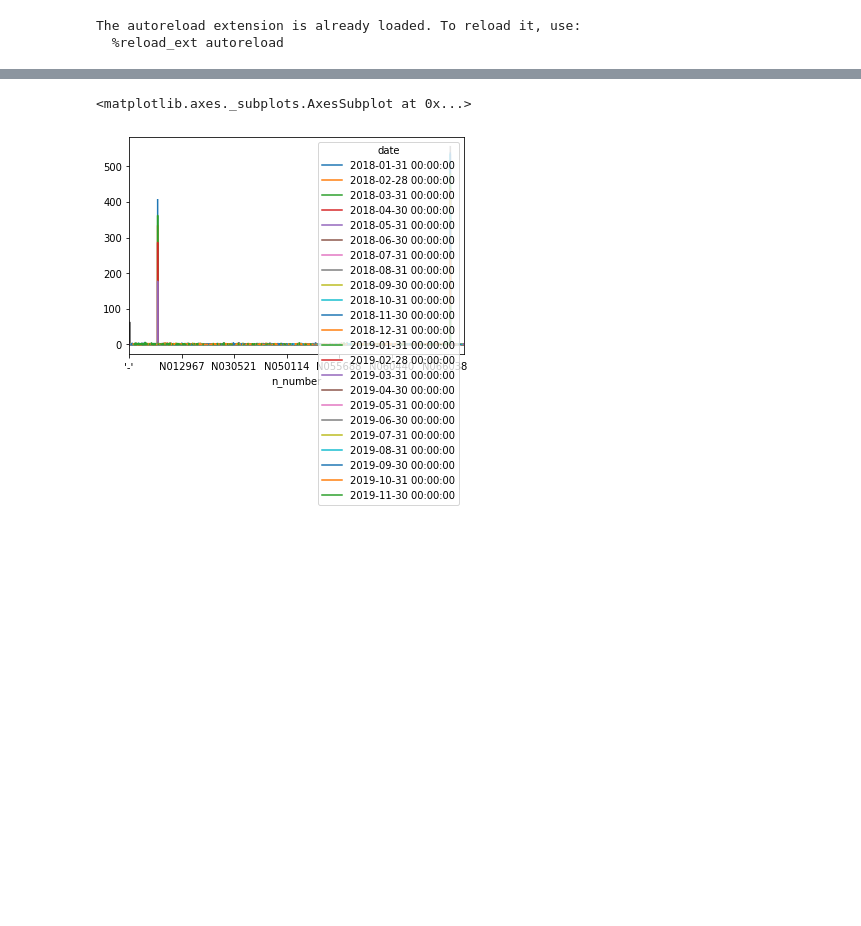
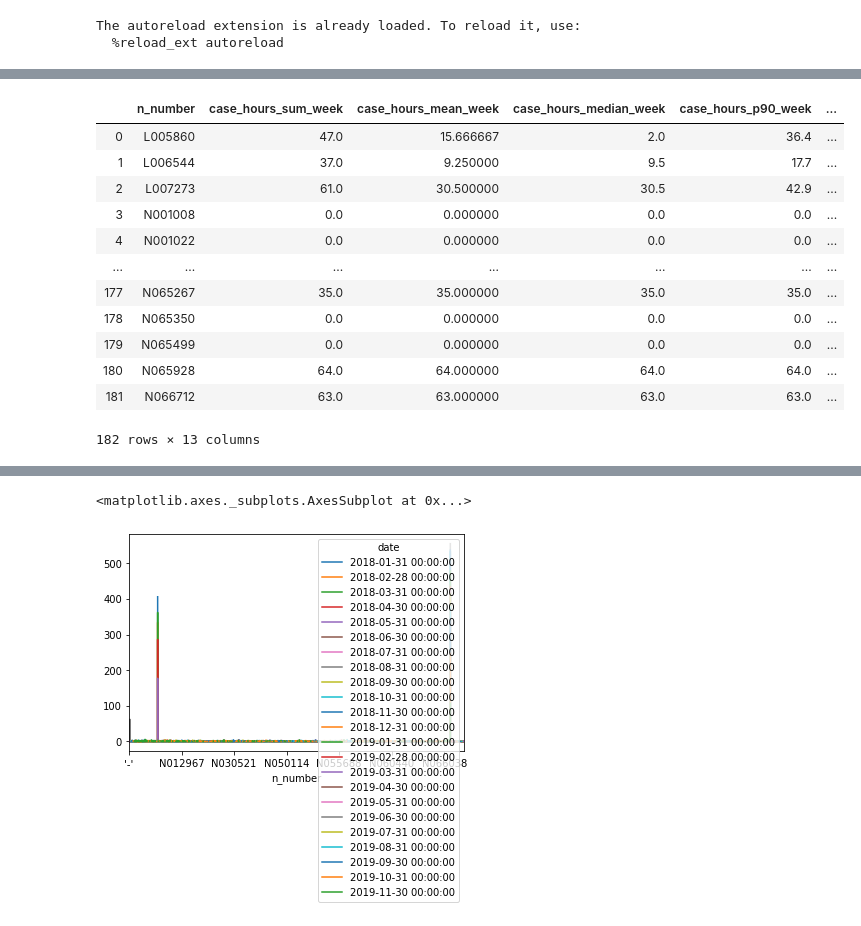
Before and after one commit to justinhennessy/100-days-of-code, a Jupyter notebook: project/sf_cases_etl.ipynb, the cells around one changed output, grey strips where cells are left out. Saved outputs shown, nothing was run; the diff lists cells and outputs as text; code cells hidden in the pictures; blank space fills up the shorter version.

```diff
--- a/project/sf_cases_etl.ipynb
+++ b/project/sf_cases_etl.ipynb
@@ -76,2 +57,0 @@ See the caveats in the documentation: http://pandas.pydata.org/pandas-docs/stabl
-# %%
-df.set_index('date', inplace=True)
@@ -100,0 +62,8 @@ df_3monthly_rolling.rename(columns={'case_hours': 'case_hours_3mth_mean', 'open'
+# %%
+# 50th Percentile
+def p50(x):
+    return x.quantile(0.5)
+
+# 90th Percentile
+def p90(x):
+    return x.quantile(0.9)
@@ -100,0 +94,27 @@ df_3monthly_rolling.rename(columns={'case_hours': 'case_hours_3mth_mean', 'open'
+# %%
+def my_progress(func):
+    def wrapper():
+        tqdm(func(), total=len(test))
+    return wrapper
+
+weekly = df.loc[df.date > week_ago].groupby(['n_number']).agg(['sum', 'mean', 'median', p90])
+weekly.reset_index(inplace=True)
+weekly.columns = ['n_number', 'case_hours_sum_week', 'case_hours_mean_week','case_hours_median_week', 'case_hours_p90_week',
+                'open_sum_week', 'open_mean_week', 'open_median_week', 'open_p90_week',
+                'closed_sum_week', 'closed_mean_week', 'closed_median_week', 'close_p90_week'
+               ]
+weekly
+# %% [output]
+|  | n_number | case_hours_sum_week | case_hours_mean_week | case_hours_median_week | case_hours_p90_week | ... |
+| 0 | L005860 | 47.0 | 15.666667 | 2.0 | 36.4 | ... |
+| 1 | L006544 | 37.0 | 9.250000 | 9.5 | 17.7 | ... |
+| 2 | L007273 | 61.0 | 30.500000 | 30.5 | 42.9 | ... |
+| 3 | N001008 | 0.0 | 0.000000 | 0.0 | 0.0 | ... |
+| 4 | N001022 | 0.0 | 0.000000 | 0.0 | 0.0 | ... |
+| ... | ... | ... | ... | ... | ... | ... |
+| 177 | N065267 | 35.0 | 35.000000 | 35.0 | 35.0 | ... |
+| 178 | N065350 | 0.0 | 0.000000 | 0.0 | 0.0 | ... |
+| 179 | N065499 | 0.0 | 0.000000 | 0.0 | 0.0 | ... |
+| 180 | N065928 | 64.0 | 64.000000 | 64.0 | 64.0 | ... |
+| 181 | N066712 | 63.0 | 63.000000 | 63.0 | 63.0 | ... |
+182 rows × 13 columns
```
Also changed, not shown: parts of 23 cells of this notebook.
